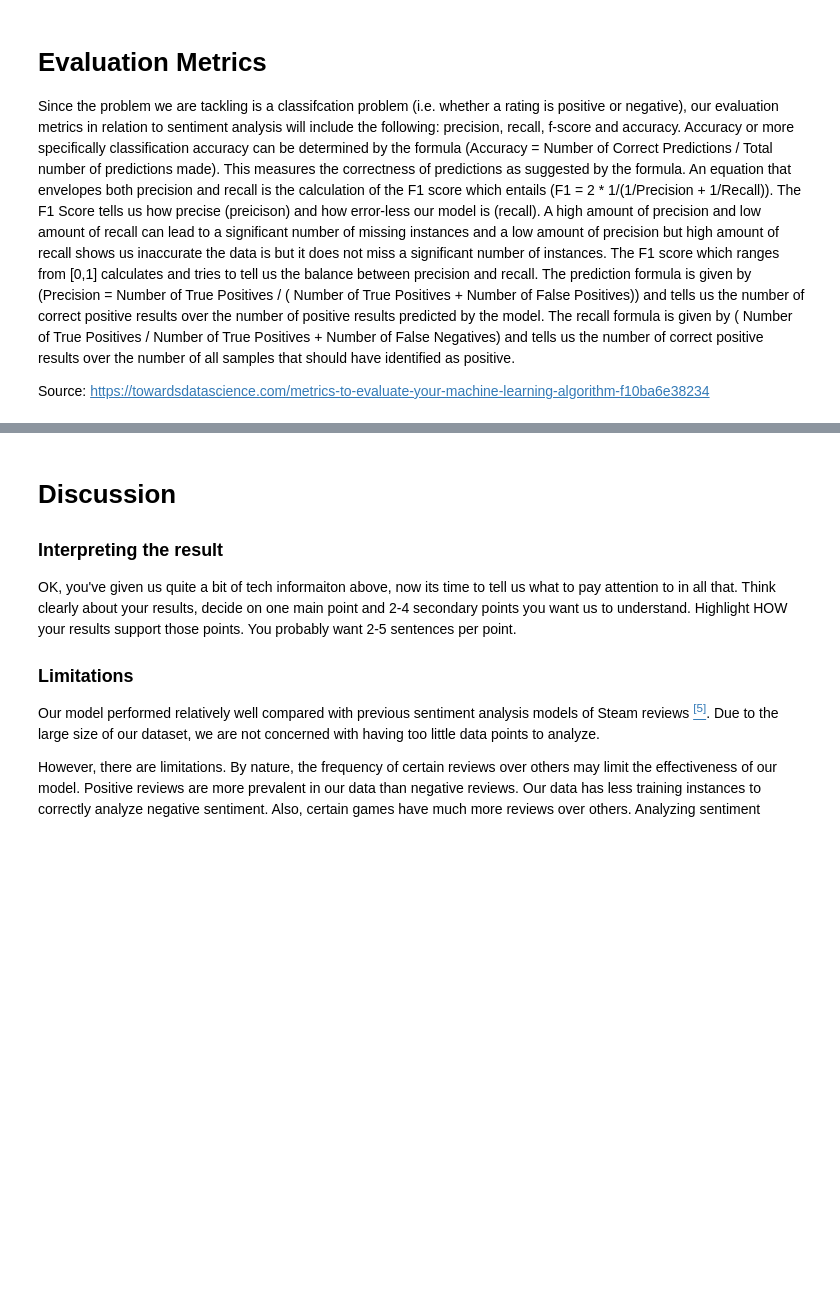
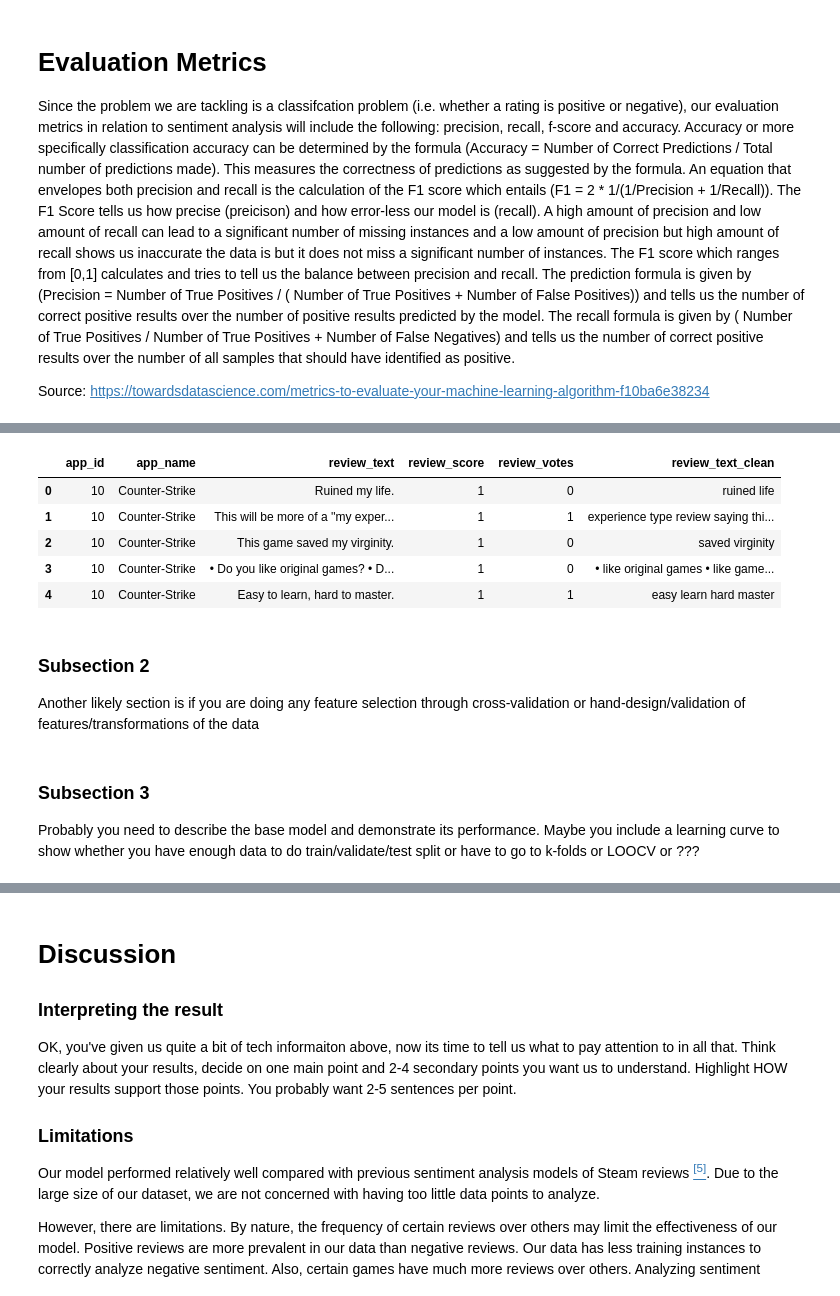
Before and after one commit to lilly-pad/Group025-Sp22, a Jupyter notebook: FinalProject_group025.ipynb, the cells around one changed output, grey strips where cells are left out. Cells and saved outputs as stored; diff of their text form; code cells hidden in the pictures; blank space fills up the shorter version.

```diff
--- a/FinalProject_group025.ipynb
+++ b/FinalProject_group025.ipynb
@@ -92,0 +175,15 @@ Maybe you do model selection again, but using a different kind of metric than be
+# %%
+import string
+import nltk
+nltk.download('stopwords')
+
+def clean_text(text):
+    text_nonum = re.sub(r'\d+', '', text)
+    text_nopunct = "".join([char.lower() for char in text_nonum if char not in string.punctuation])
+    text_no_doublespace = re.sub('\s+', ' ', text_nopunct).strip()
+
+    stopwords = nltk.corpus.stopwords.words('english')
+    stopwords.append('game')
+    text_nostop = " ".join([word.lower() for word in text_no_doublespace.split() if word.lower() not in stopwords])
+    return text_nostop
+df_steam['review_text_clean'] = df_steam['review_text'].apply(clean_text)
@@ -92,0 +194,17 @@ Maybe you do model selection again, but using a different kind of metric than be
+# %%
+df_steam.head()
+# %% [output]
+|  | app_id | app_name | review_text | review_score | review_votes | review_text_clean |
+| 0 | 10 | Counter-Strike | Ruined my life. | 1 | 0 | ruined life |
+| 1 | 10 | Counter-Strike | This will be more of a ''my exper... | 1 | 1 | experience type review saying thi... |
+| 2 | 10 | Counter-Strike | This game saved my virginity. | 1 | 0 | saved virginity |
+| 3 | 10 | Counter-Strike | • Do you like original games? • D... | 1 | 0 | • like original games • like game... |
+| 4 | 10 | Counter-Strike | Easy to learn, hard to master. | 1 | 1 | easy learn hard master |
+# %% [markdown]
+### Subsection 2
+
+Another likely section is if you are doing any feature selection through cross-validation or hand-design/validation of features/transformations of the data
+# %% [markdown]
+### Subsection 3
+
+Probably you need to describe the base model and demonstrate its performance.  Maybe you include a learning curve to show whether you have enough data to do train/validate/test split or have to go to k-folds or LOOCV or ???
```
Also changed, not shown: parts of 21 cells of this notebook.
